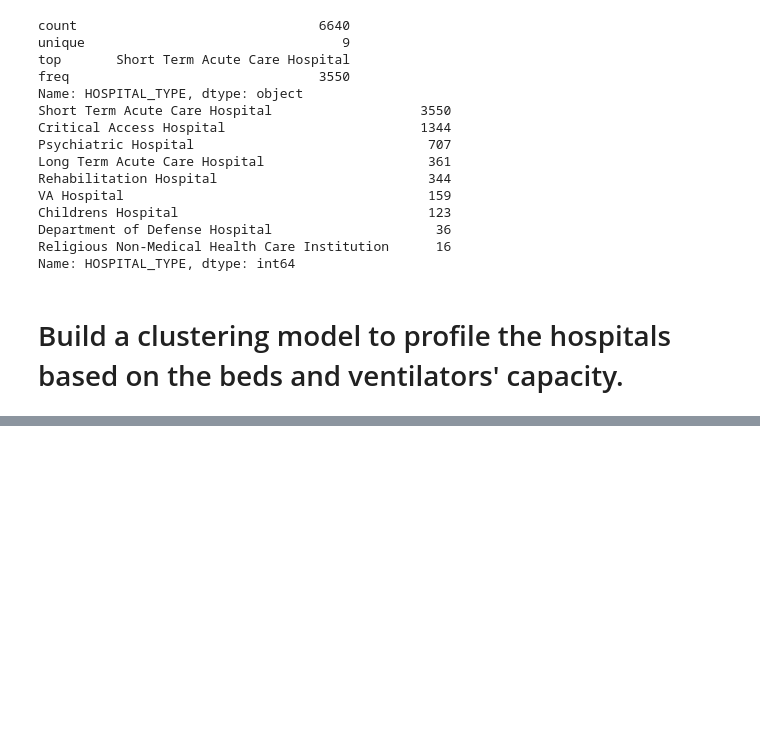
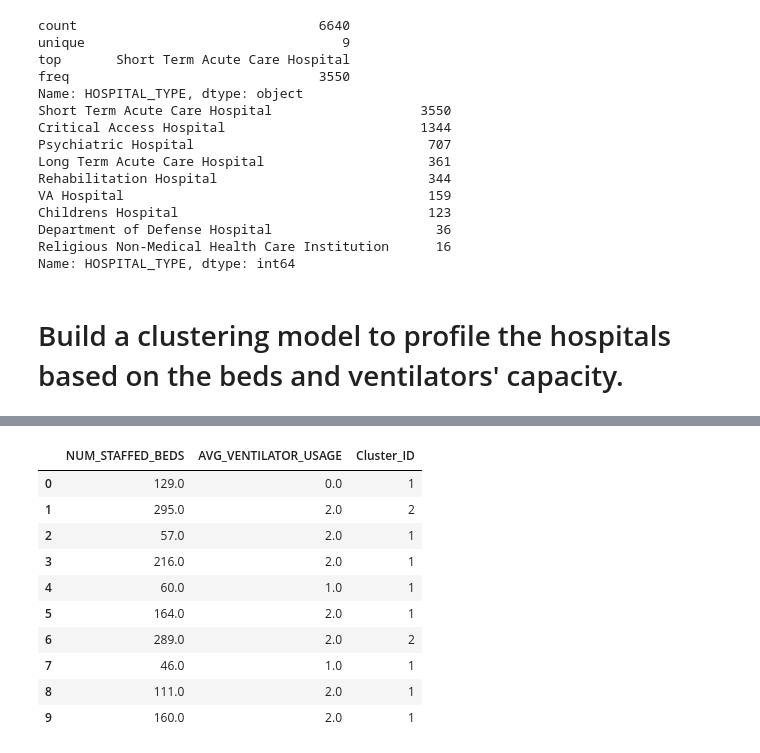
Before and after one commit to dnewton090/covid19-diagnostics, a Jupyter notebook: Descriptive mining.ipynb, the cells around one changed output, grey strips where cells are left out. Cells and saved outputs as stored; diff of their text form; code cells hidden in the pictures; blank space fills up the shorter version.

```diff
--- a/Descriptive mining.ipynb
+++ b/Descriptive mining.ipynb
@@ -120,0 +111,14 @@ memory usage: 752.2+ KB
+# %%
+df2.head(10)
+# %% [output]
+|  | NUM_STAFFED_BEDS | AVG_VENTILATOR_USAGE | Cluster_ID |
+| 0 | 129.0 | 0.0 | 1 |
+| 1 | 295.0 | 2.0 | 2 |
+| 2 | 57.0 | 2.0 | 1 |
+| 3 | 216.0 | 2.0 | 1 |
+| 4 | 60.0 | 1.0 | 1 |
+| 5 | 164.0 | 2.0 | 1 |
+| 6 | 289.0 | 2.0 | 2 |
+| 7 | 46.0 | 1.0 | 1 |
+| 8 | 111.0 | 2.0 | 1 |
+| 9 | 160.0 | 2.0 | 1 |
```
Also changed, not shown: parts of 12 cells of this notebook, 1 other file.
